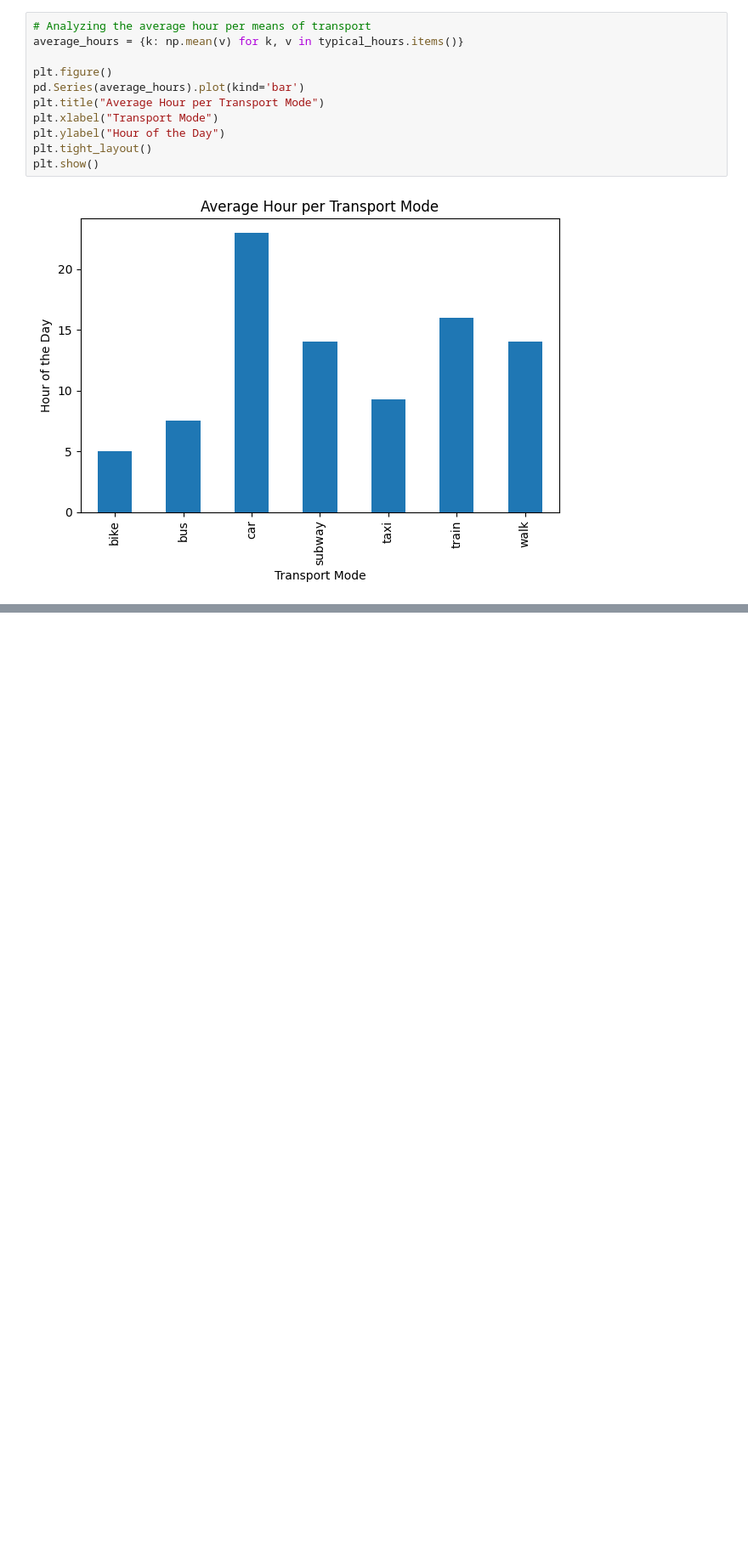
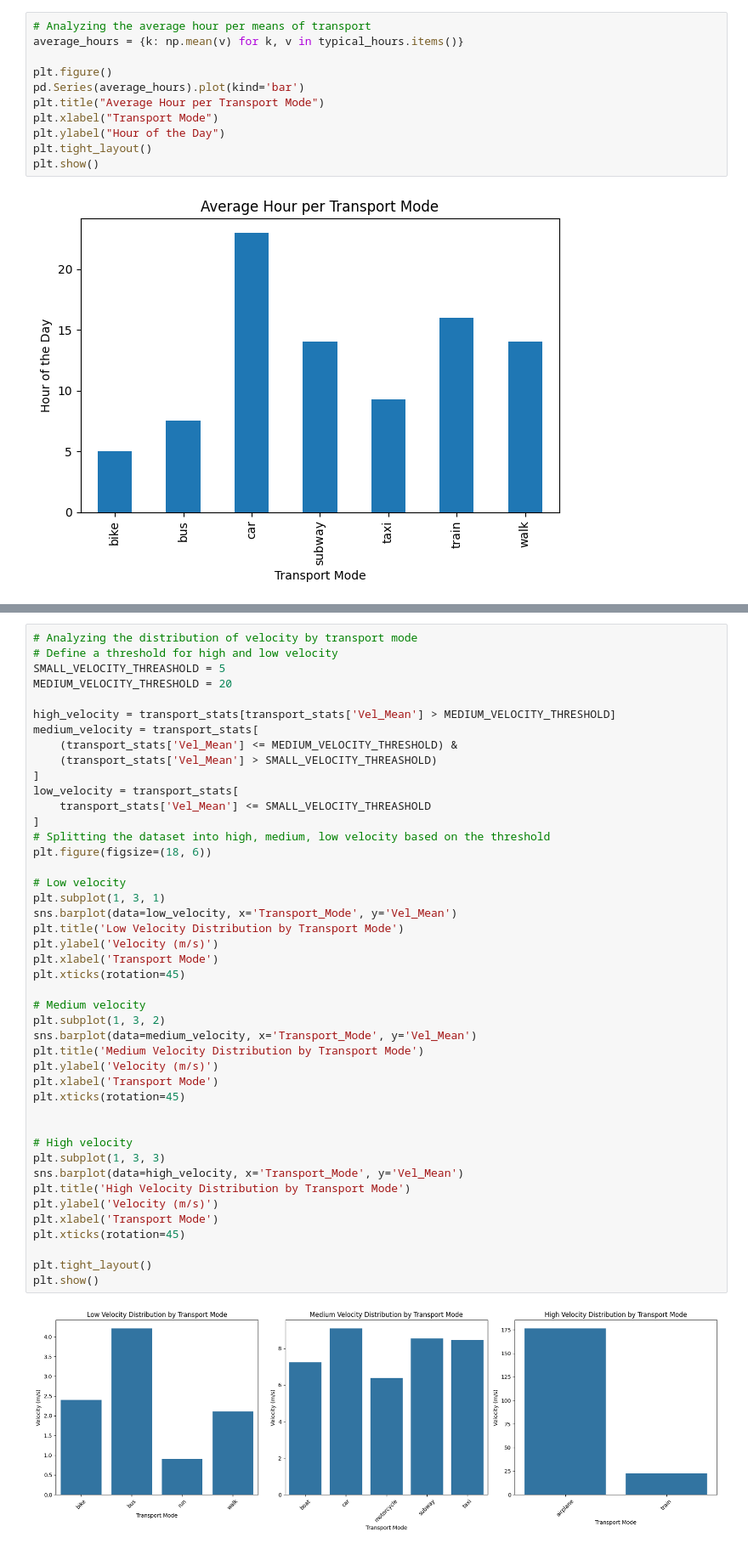
Before and after one commit to TrangHuyenLe/privkit-tutorials, a Jupyter notebook: Dataset-Understanding.ipynb, the cells around one changed output, grey strips where cells are left out. Shown at 85% size. Saved outputs shown, nothing was run; the diff lists cells and outputs as text; blank space fills up the shorter version.

```diff
--- a/Dataset-Understanding.ipynb
+++ b/Dataset-Understanding.ipynb
@@ -250,0 +380,46 @@ plt.show()
+# %%
+# Analyzing the distribution of velocity by transport mode
+# Define a threshold for high and low velocity
+SMALL_VELOCITY_THREASHOLD = 5
+MEDIUM_VELOCITY_THRESHOLD = 20
+
+high_velocity = transport_stats[transport_stats['Vel_Mean'] > MEDIUM_VELOCITY_THRESHOLD]
+medium_velocity = transport_stats[
+    (transport_stats['Vel_Mean'] <= MEDIUM_VELOCITY_THRESHOLD) &
+    (transport_stats['Vel_Mean'] > SMALL_VELOCITY_THREASHOLD)
+]
+low_velocity = transport_stats[
+    transport_stats['Vel_Mean'] <= SMALL_VELOCITY_THREASHOLD
+]
+# Splitting the dataset into high, medium, low velocity based on the threshold
+plt.figure(figsize=(18, 6))
+
+# Low velocity
+plt.subplot(1, 3, 1)
+sns.barplot(data=low_velocity, x='Transport_Mode', y='Vel_Mean')
+plt.title('Low Velocity Distribution by Transport Mode')
+plt.ylabel('Velocity (m/s)')
+plt.xlabel('Transport Mode')
+plt.xticks(rotation=45)
+
+# Medium velocity
+plt.subplot(1, 3, 2)
+sns.barplot(data=medium_velocity, x='Transport_Mode', y='Vel_Mean')
+plt.title('Medium Velocity Distribution by Transport Mode')
+plt.ylabel('Velocity (m/s)')
+plt.xlabel('Transport Mode')
+plt.xticks(rotation=45)
+
+
+# High velocity
+plt.subplot(1, 3, 3)
+sns.barplot(data=high_velocity, x='Transport_Mode', y='Vel_Mean')
+plt.title('High Velocity Distribution by Transport Mode')
+plt.ylabel('Velocity (m/s)')
+plt.xlabel('Transport Mode')
+plt.xticks(rotation=45)
+
+plt.tight_layout()
+plt.show()
+# %% [output]
+[figure, added]
```
Also changed, not shown: parts of 22 cells of this notebook, 2 other files.
